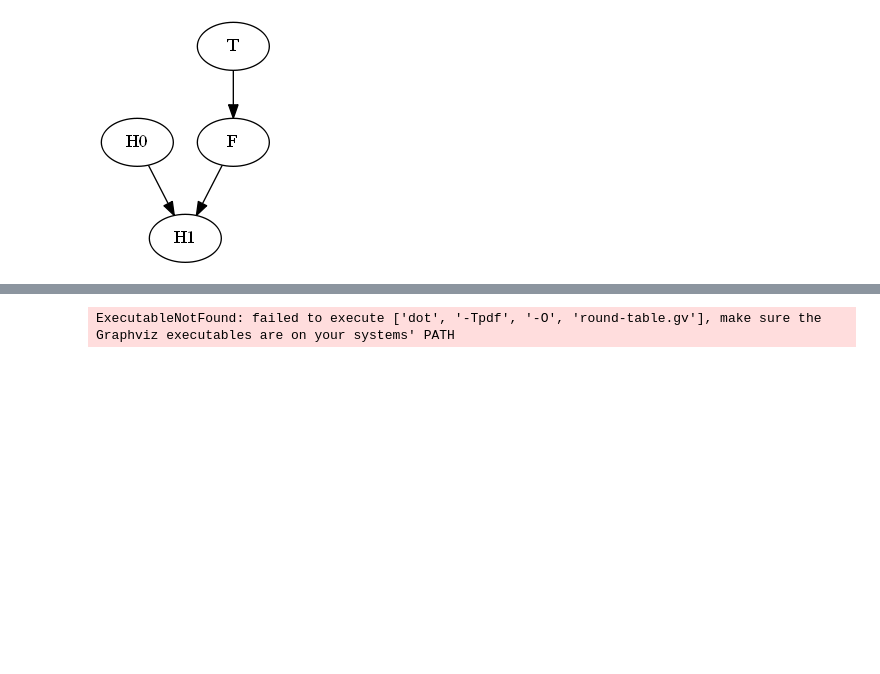
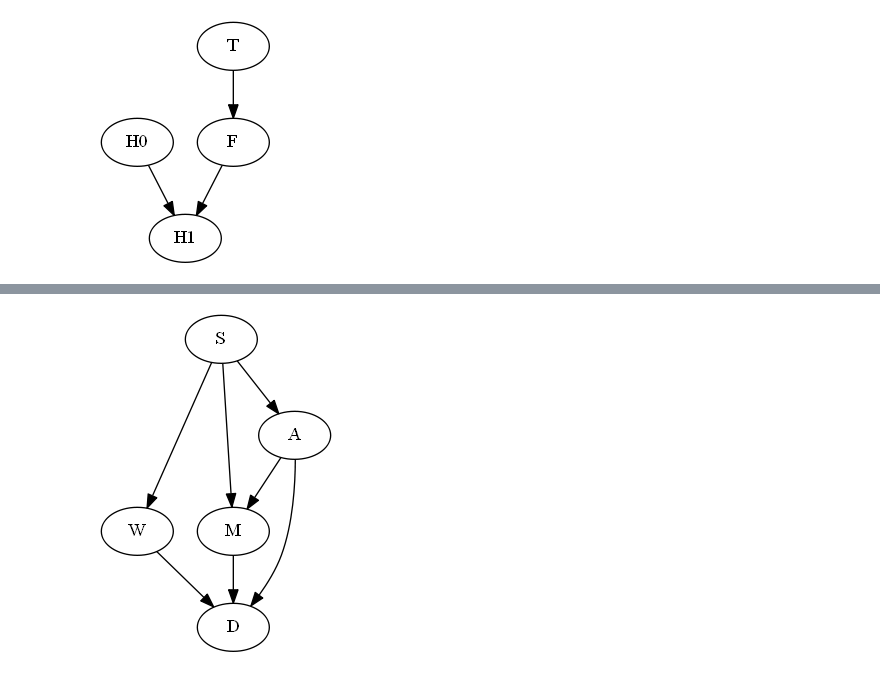
Before and after one commit to Voda88/Statistical-Rethinking, a Jupyter notebook: Chapter 6.ipynb, the cells around one changed output, grey strips where cells are left out. Saved outputs shown, nothing was run; the diff lists cells and outputs as text; code cells hidden in the pictures; blank space fills up the shorter version.

```diff
--- a/Chapter 6.ipynb
+++ b/Chapter 6.ipynb
@@ -417,5 +401,5 @@ N -> S;
 }
-# %%
-dot.render('test-output/round-table.gv', view=True)
-# %% [output]
-ExecutableNotFound: failed to execute ['dot', '-Tpdf', '-O', 'round-table.gv'], make sure the Graphviz executables are on your systems' PATH
+# %%
+view_pydot(P)
+# %% [output]
+[figure, added]
```
Also changed, not shown: parts of 10 cells of this notebook.
